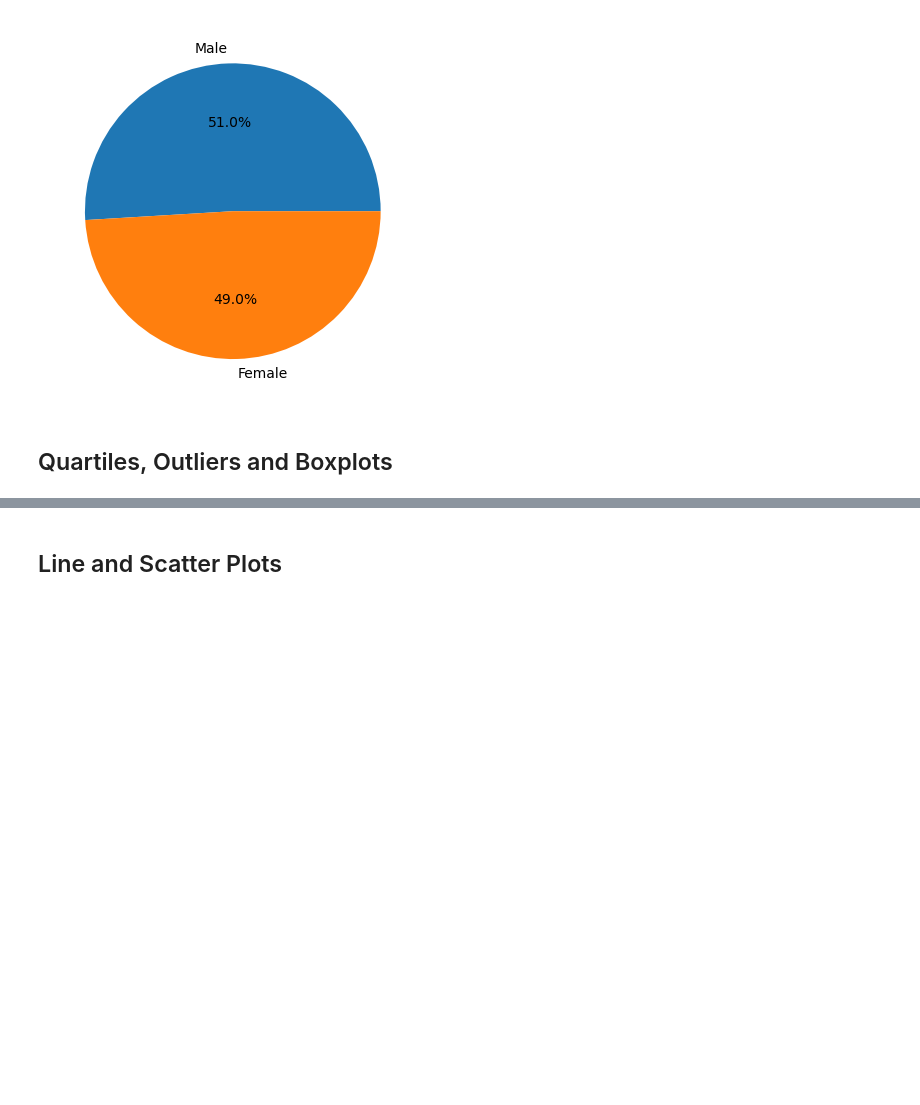
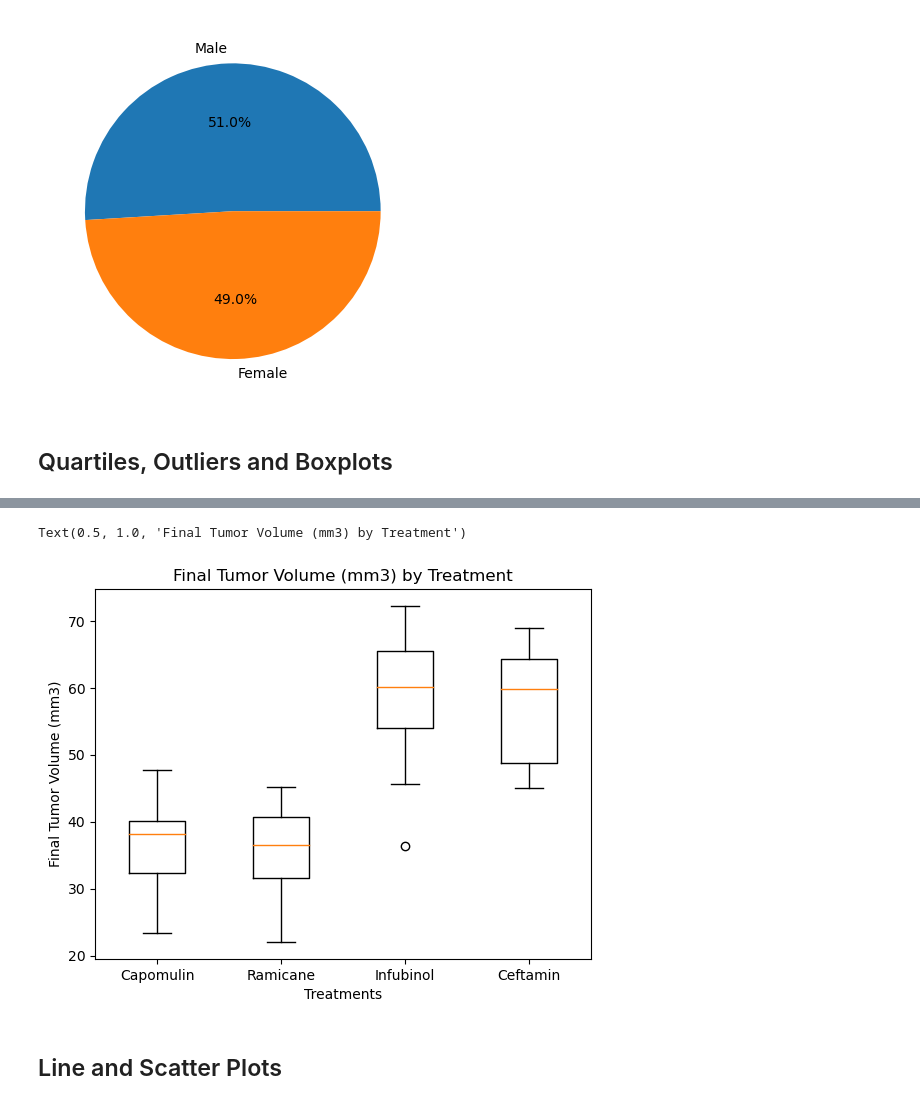
Before and after one commit to jakekova/matplotlib-challenge, a Jupyter notebook: Pymaceuticals/pymaceuticals.ipynb, the cells around one changed output, grey strips where cells are left out. Saved outputs shown, nothing was run; the diff lists cells and outputs as text; code cells hidden in the pictures; blank space fills up the shorter version.

Commit message:
boxplots

```diff
--- a/Pymaceuticals/pymaceuticals.ipynb
+++ b/Pymaceuticals/pymaceuticals.ipynb
@@ -185,10 +185,10 @@ ramicane = new_df.loc[new_df["Drug Regimen"] == "Ramicane", :]
 infubinol = new_df.loc[new_df["Drug Regimen"] == "Infubinol", :]
 ceftamin = new_df.loc[new_df["Drug Regimen"] == "Ceftamin", :]
 
-capomulin_final = Capomulin.groupby('Mouse ID').max()['Timepoint']
-ramicane_final = Ramicane.groupby('Mouse ID').max()['Timepoint']
-infubinol_final = Infubinol.groupby('Mouse ID').max()['Timepoint']
-ceftamin_final = Ceftamin.groupby('Mouse ID').max()['Timepoint']
+capomulin_final = capomulin.groupby('Mouse ID').max()['Timepoint']
+ramicane_final = ramicane.groupby('Mouse ID').max()['Timepoint']
+infubinol_final = infubinol.groupby('Mouse ID').max()['Timepoint']
+ceftamin_final = ceftamin.groupby('Mouse ID').max()['Timepoint']
 
 # Merge this group df with the original DataFrame to get the tumor volume at the last timepoint
 capomulin_merged = pd.merge(capomulin_final, new_df, on=("Mouse ID","Timepoint"),how="left")
@@ -225,3 +215,17 @@ Ceftamin's potential outliers: Series([], Name: Tumor Volume (mm3), dtype: float
+# %%
+# Generate a box plot that shows the distrubution of the tumor volume for each treatment group.
+data = [capomulin_merged['Tumor Volume (mm3)'], ramicane_merged['Tumor Volume (mm3)'],infubinol_merged['Tumor Volume (mm3)'],ceftamin_merged['Tumor Volume (mm3)']]
+fig, ax = plt.subplots()
+ax.boxplot(data, positions=[1, 2, 3, 4])
+
+ax.set_xticks([1, 2, 3, 4])
+ax.set_xticklabels(['Capomulin', 'Ramicane', 'Infubinol', 'Ceftamin'])
+ax.set_xlabel('Treatments')
+ax.set_ylabel('Final Tumor Volume (mm3)')
+ax.set_title('Final Tumor Volume (mm3) by Treatment')
+# %% [output]
+Text(0.5, 1.0, 'Final Tumor Volume (mm3) by Treatment')
+[figure, added]
 # %% [markdown]
 ## Line and Scatter Plots
 # %%
```
Also changed, not shown: parts of 2 cells of this notebook.
